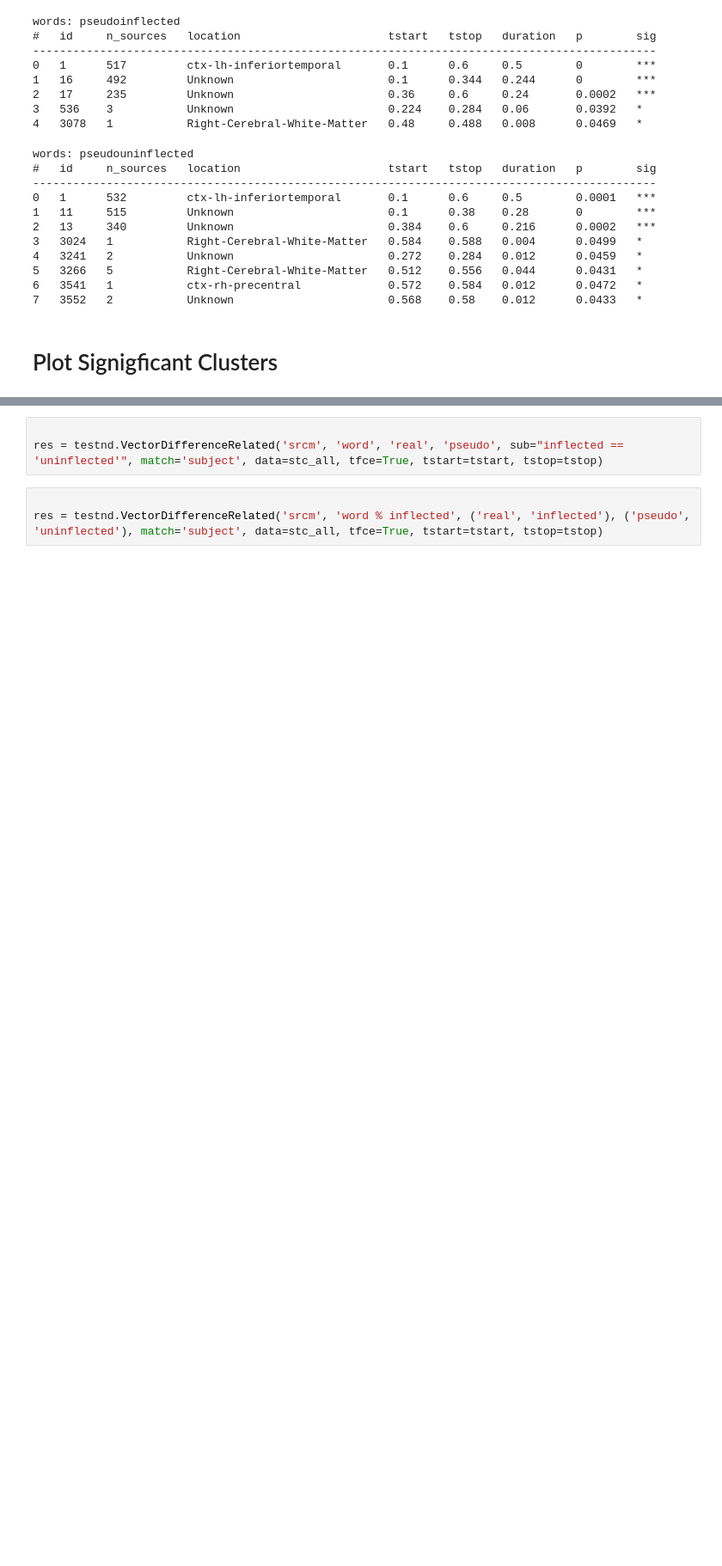
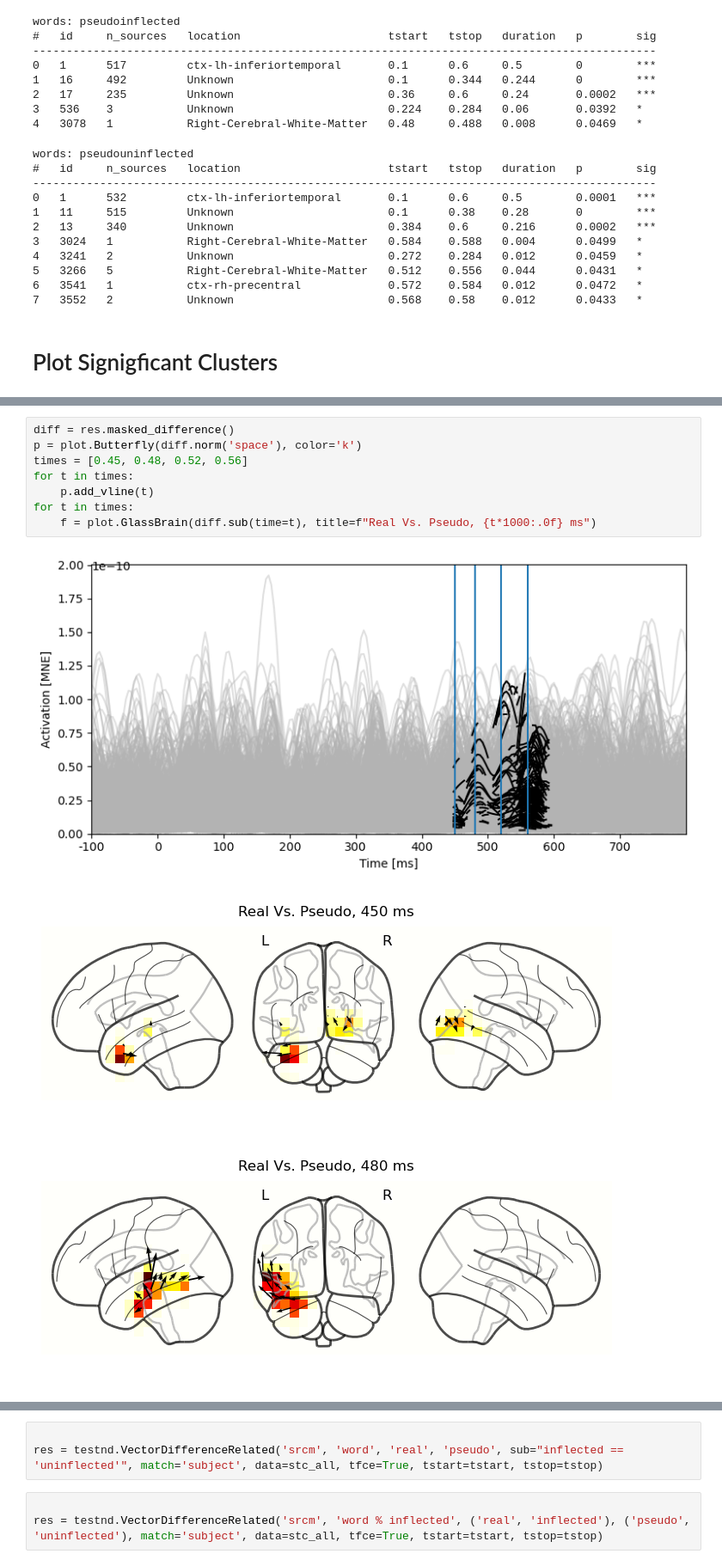
Before and after one commit to Maryamvalian/MEGAN, a Jupyter notebook: Volume_Based .ipynb, the cells around one changed output, grey strips where cells are left out. Shown at 86% size. Cells and saved outputs as stored; diff of their text form; blank space fills up the shorter version.

```diff
--- a/Volume_Based .ipynb
+++ b/Volume_Based .ipynb
@@ -324,0 +305,12 @@ psuedo: inf vs un-inf
+# %%
+diff = res.masked_difference()
+p = plot.Butterfly(diff.norm('space'), color='k')
+times = [0.45, 0.48, 0.52, 0.56]
+for t in times:
+    p.add_vline(t)
+for t in times:
+    f = plot.GlassBrain(diff.sub(time=t), title=f"Real Vs. Pseudo, {t*1000:.0f} ms")
+# %% [output]
+[figure, added]
+[figure, added]
+[figure, added]
```
Also changed, not shown: parts of 18 cells of this notebook, 6 other files.
